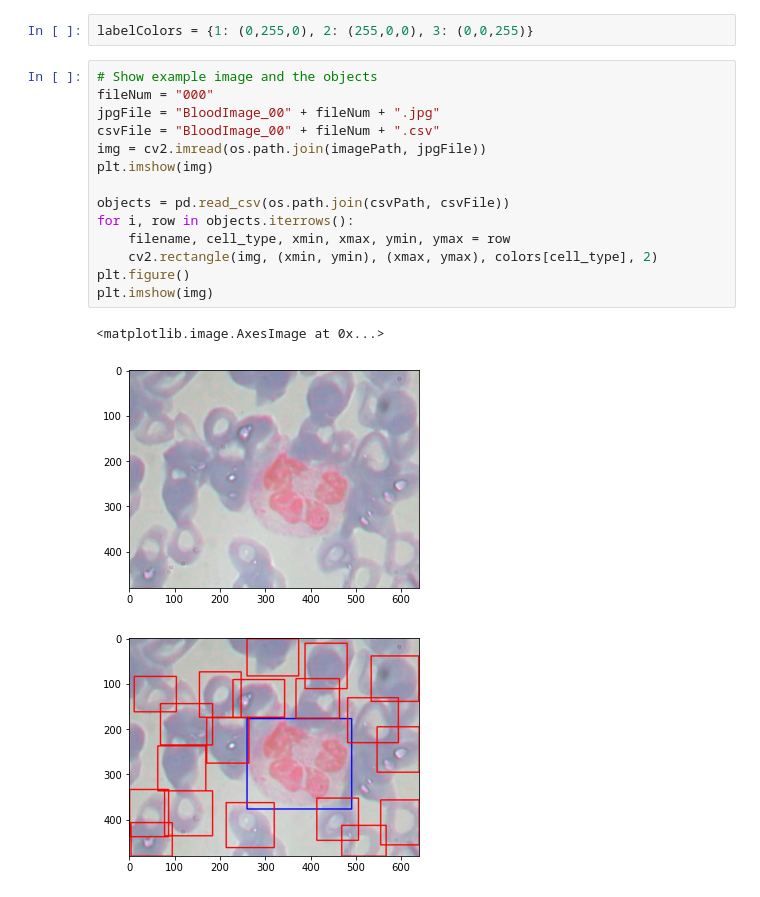
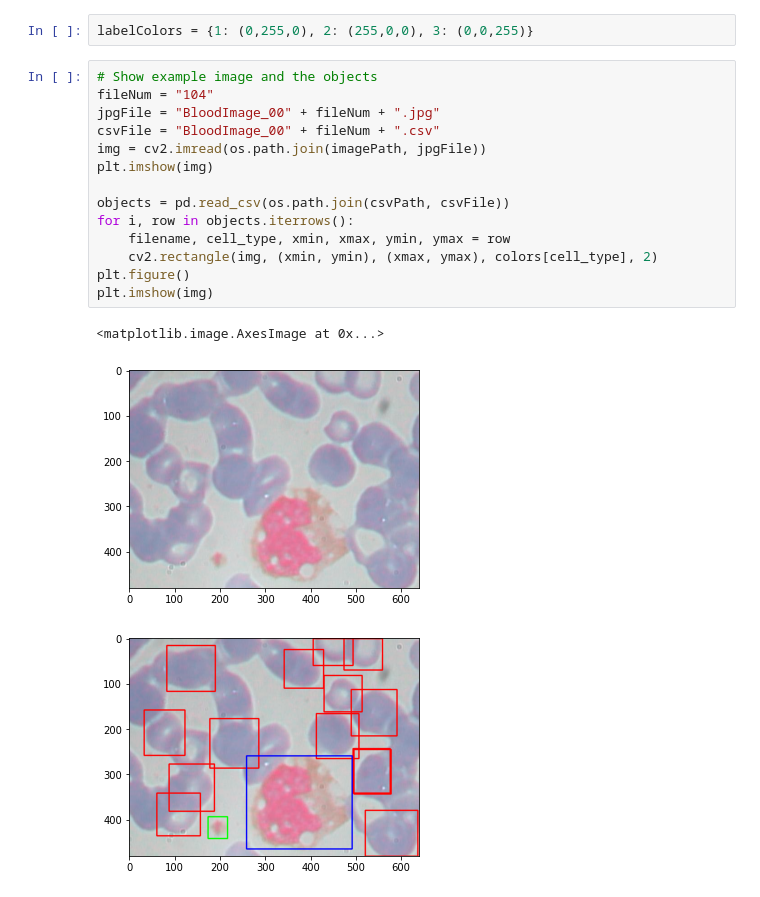
Before and after one commit to howardg2000/BCCD_Dataset, a Jupyter notebook: analysis.ipynb, the cells around one changed output. Drawn from its saved outputs; the diff is of its cells as text.

```diff
--- a/analysis.ipynb
+++ b/analysis.ipynb
@@ -252,22 +217,22 @@ xTrain[:10].shape
 labelColors = {1: (0,255,0), 2: (255,0,0), 3: (0,0,255)}
 # %%
 # Show example image and the objects
-fileNum = "000"
+fileNum = "104"
 jpgFile = "BloodImage_00" + fileNum + ".jpg"
 csvFile = "BloodImage_00" + fileNum + ".csv"
 img = cv2.imread(os.path.join(imagePath, jpgFile))
 plt.imshow(img)
 
 objects = pd.read_csv(os.path.join(csvPath, csvFile))
 for i, row in objects.iterrows():
     filename, cell_type, xmin, xmax, ymin, ymax = row
     cv2.rectangle(img, (xmin, ymin), (xmax, ymax), colors[cell_type], 2)
 plt.figure()
 plt.imshow(img)
 # %% [output]
 <matplotlib.image.AxesImage at 0x...>
-[figure, old version]
+[figure, new version]
-[figure, old version]
+[figure, new version]
 # %%
 import time
 img = cv2.imread(os.path.join(imagePath, jpgFile))
```
Also changed, not shown: parts of 15 cells of this notebook, 4 other files.
